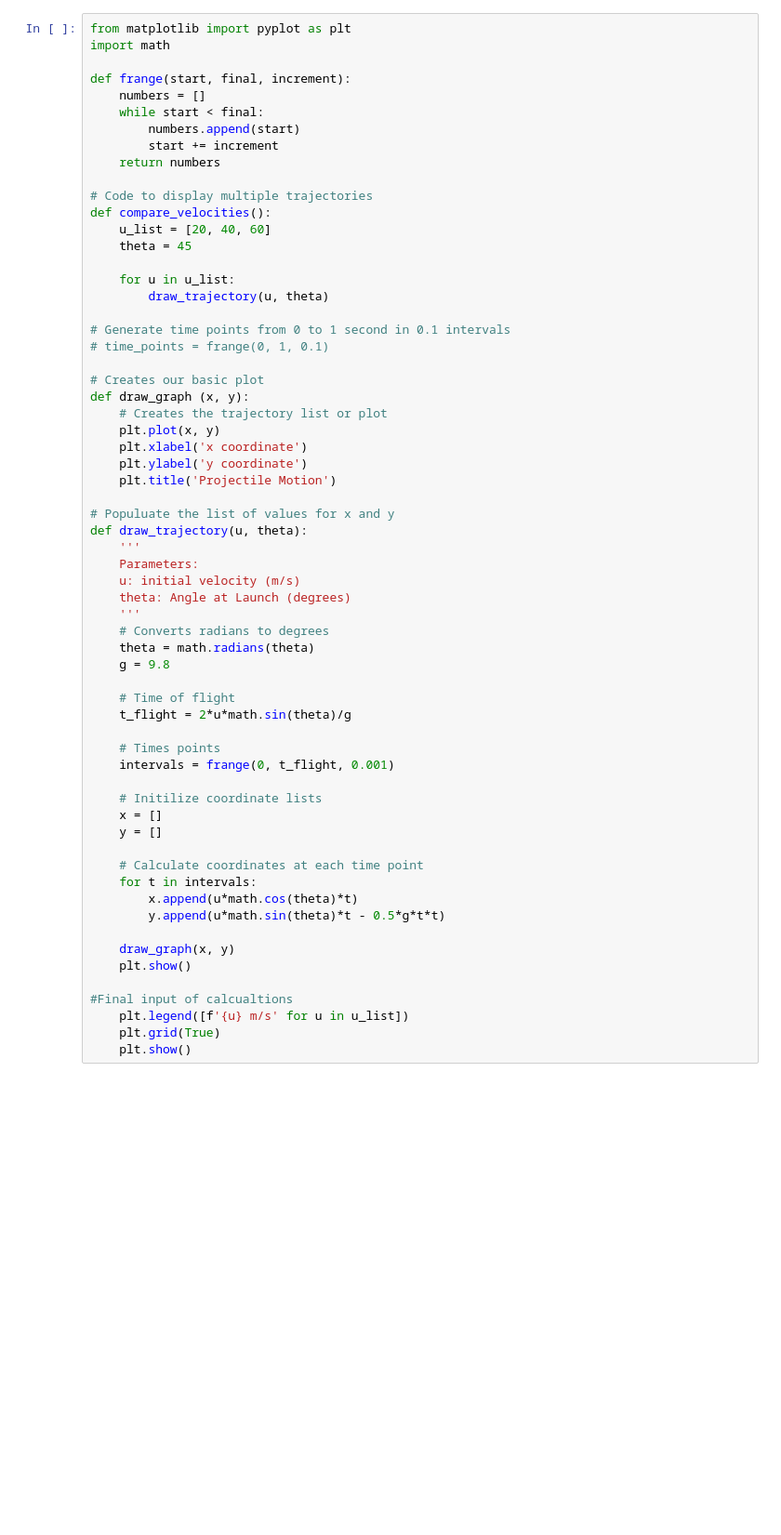
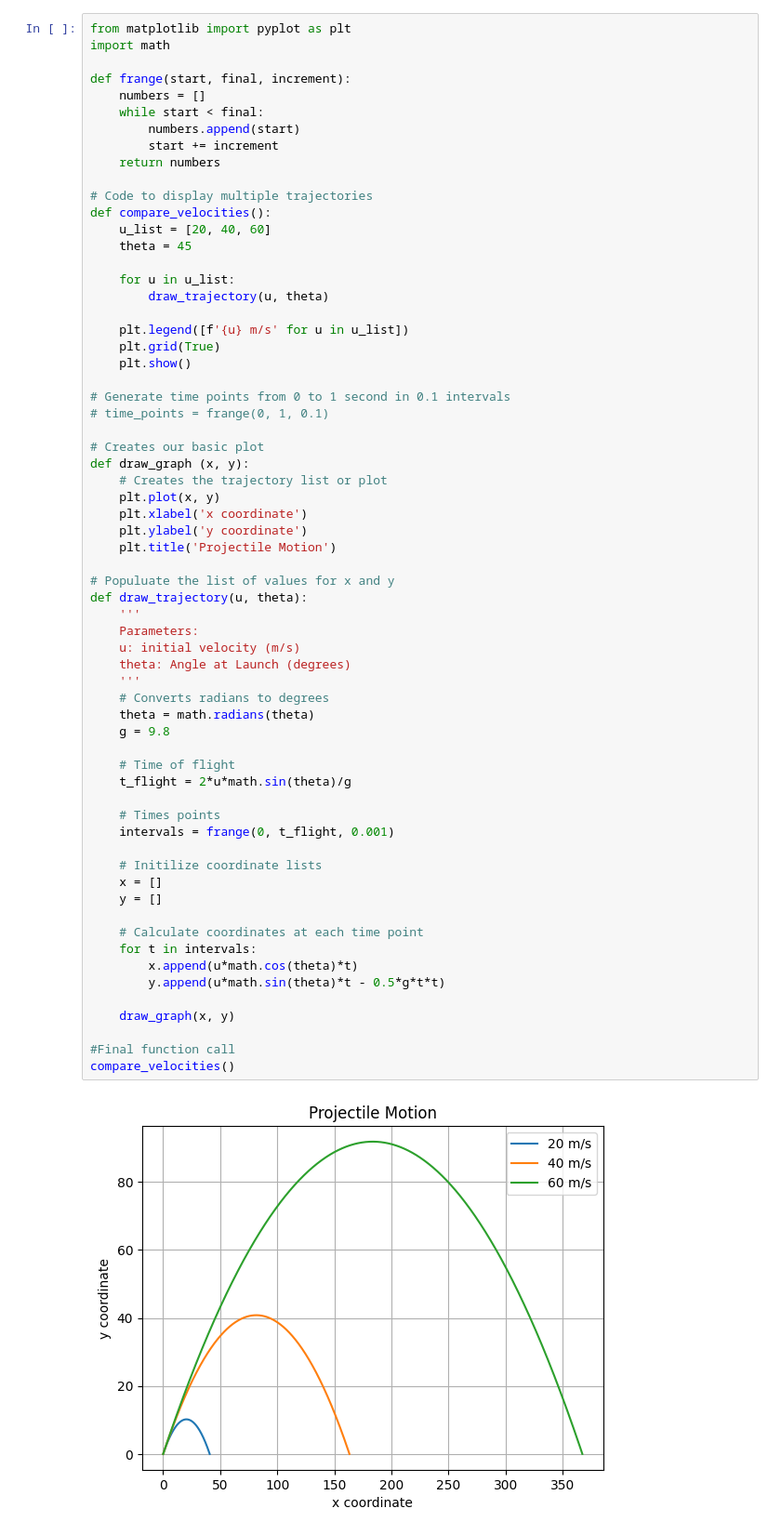
Before and after one commit to ivycollegiate-development/v2-60-projectile-motion-comp_math, a Jupyter notebook: MrJones/MrJones_v2.ipynb, the cells around one changed output. Shown at 93% size. Saved outputs shown, nothing was run; the diff lists cells and outputs as text; blank space fills up the shorter version.

Commit message:
Moves show command

```diff
--- a/MrJones/MrJones_v2.ipynb
+++ b/MrJones/MrJones_v2.ipynb
@@ -16,6 +16,10 @@ def compare_velocities():
 
     for u in u_list:
         draw_trajectory(u, theta)
+
+    plt.legend([f'{u} m/s' for u in u_list])
+    plt.grid(True)
+    plt.show()
 
 # Generate time points from 0 to 1 second in 0.1 intervals
 # time_points = frange(0, 1, 0.1)
@@ -29,35 +33,34 @@ def draw_graph (x, y):
     plt.title('Projectile Motion')
 
 # Populuate the list of values for x and y
 def draw_trajectory(u, theta):
     '''
     Parameters:
     u: initial velocity (m/s)
     theta: Angle at Launch (degrees)
     '''
     # Converts radians to degrees
     theta = math.radians(theta)
     g = 9.8
 
     # Time of flight
     t_flight = 2*u*math.sin(theta)/g
 
     # Times points
     intervals = frange(0, t_flight, 0.001)
 
     # Initilize coordinate lists
     x = []
     y = []
 
     # Calculate coordinates at each time point
     for t in intervals:
         x.append(u*math.cos(theta)*t)
         y.append(u*math.sin(theta)*t - 0.5*g*t*t)
 
     draw_graph(x, y)
-    plt.show()
 
-#Final input of calcualtions
-    plt.legend([f'{u} m/s' for u in u_list])
-    plt.grid(True)
-    plt.show()
+#Final function call
+compare_velocities()
+# %% [output]
+[figure, added]
```
